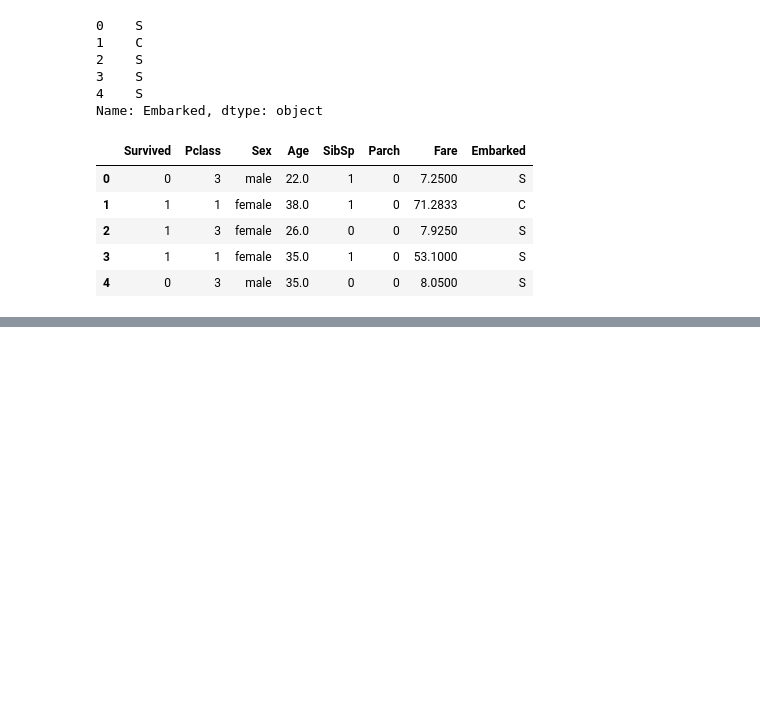
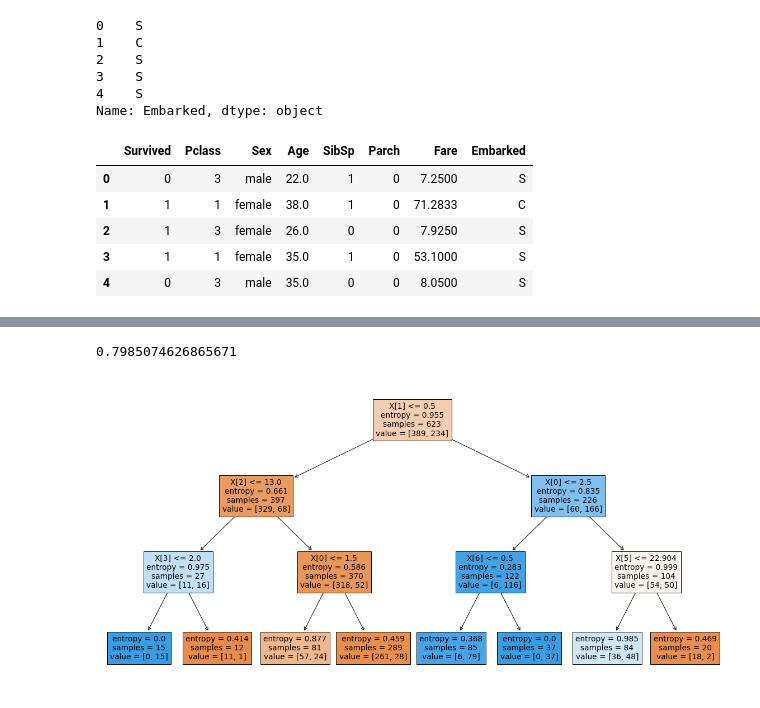
Before and after one commit to hemansah/iNeuron-assignments, a Jupyter notebook: decision_tree_assignment.ipynb, the cells around one changed output, grey strips where cells are left out. Saved outputs shown, nothing was run; the diff lists cells and outputs as text; code cells hidden in the pictures; blank space fills up the shorter version.

Commit message:
decision tree assignment added

```diff
--- a/decision_tree_assignment.ipynb
+++ b/decision_tree_assignment.ipynb
@@ -215,5 +225,5 @@ DecisionTreeClassifier(criterion='entropy', max_depth=4)
 # %%
-clf = DecisionTreeClassifier(criterion='entropy', max_depth=4)
+clf = DecisionTreeClassifier(criterion='entropy', max_depth=3, min_samples_leaf=2)
 # %%
-clf.fit(X_train.values.reshape(1,-1), y_train)
+clf.fit(X_train, y_train)
 # %% [output]
@@ -232,0 +246,12 @@ clf.score(X_train, y_train)
+# %%
+from sklearn.metrics import accuracy_score
+
+accuracy_score(y_pred, y_test)
+# %% [output]
+0.7985074626865671
+# %%
+from sklearn import tree
+plt.figure(figsize=(20,10))
+_ = tree.plot_tree(clf, filled=True)
+# %% [output]
+[figure, added]
```
Also changed, not shown: parts of 22 cells of this notebook.
